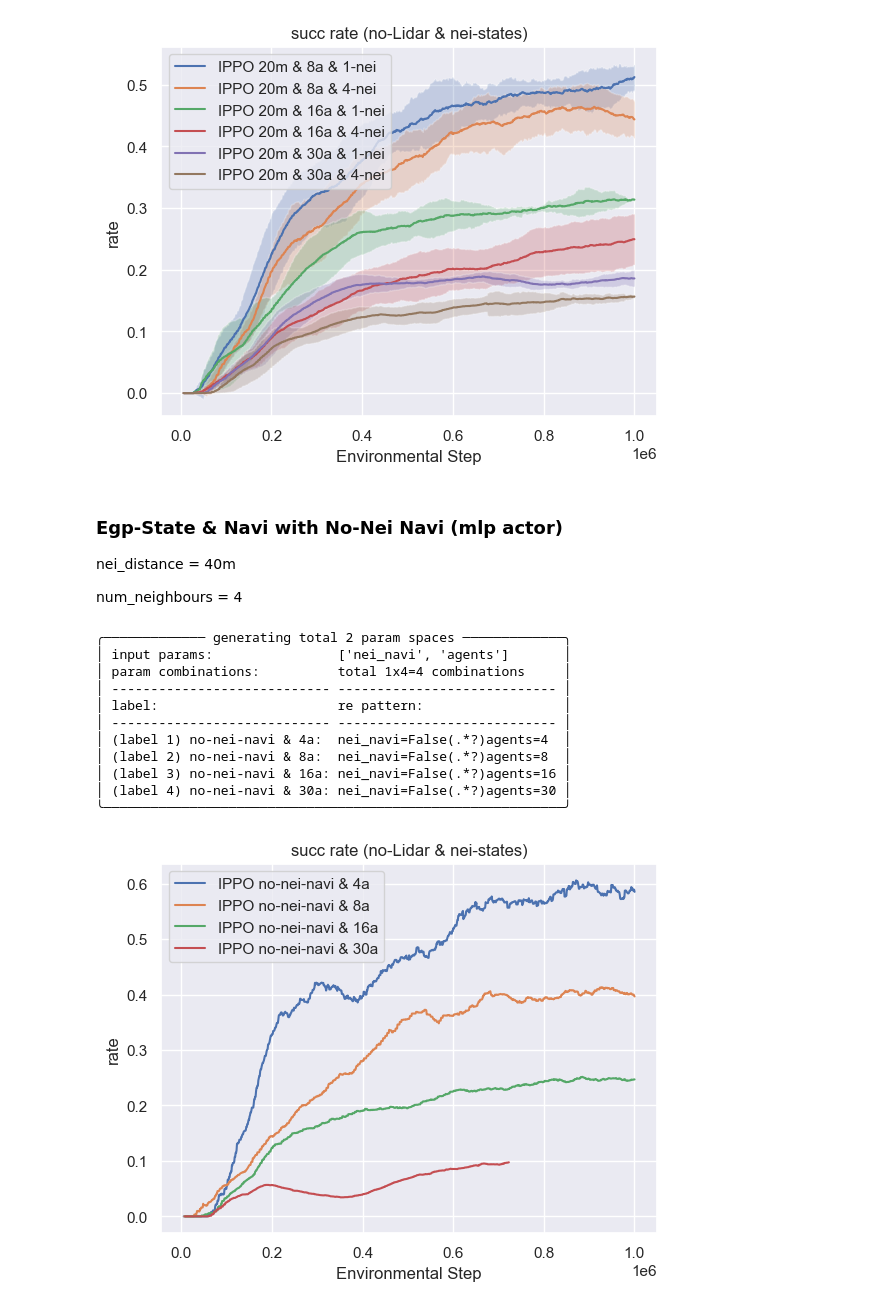
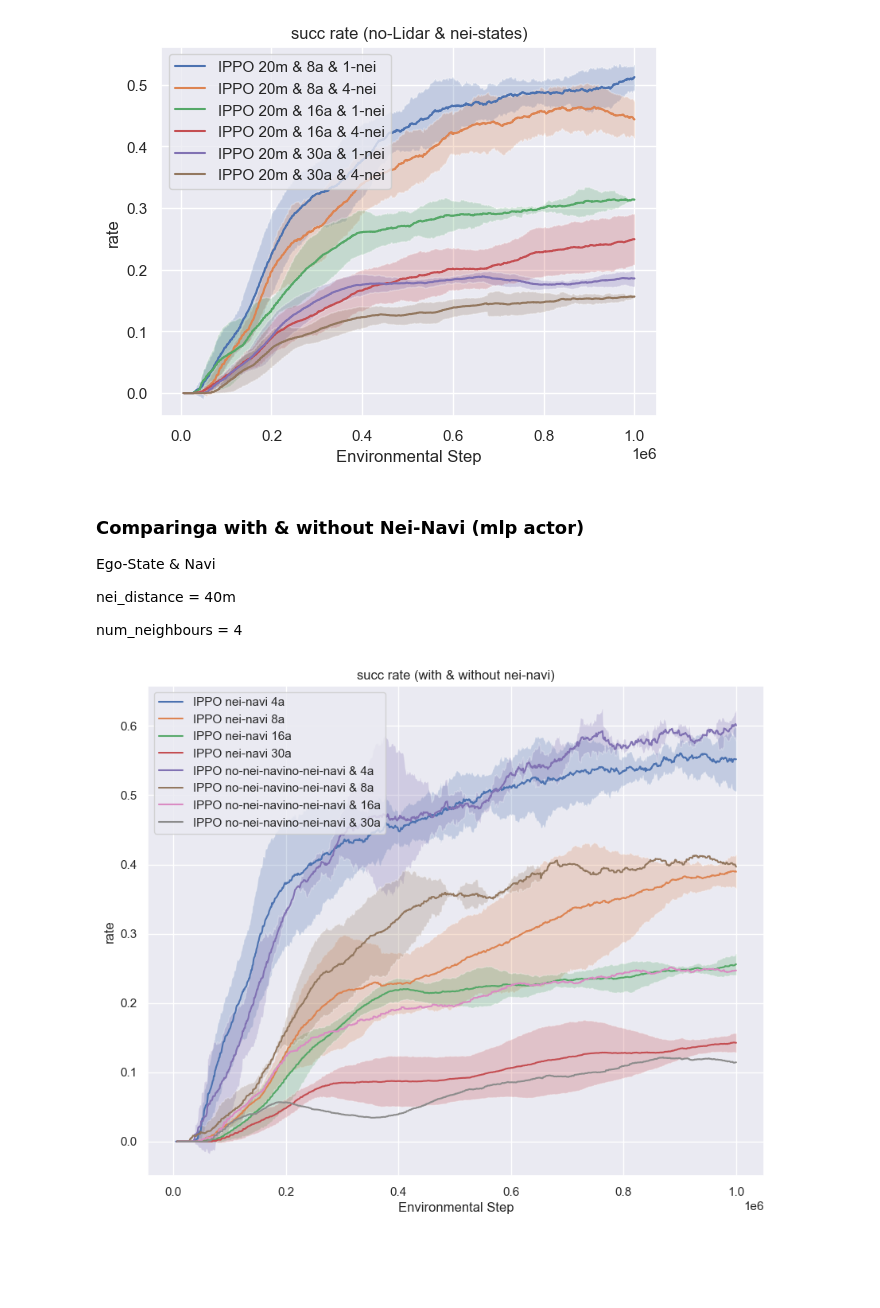
Before and after one commit to jimmydengpeng/MARLPO, a Jupyter notebook: plot.ipynb, the cells around one changed output. Cells and saved outputs as stored; diff of their text form; code cells hidden in the pictures; blank space fills up the shorter version.

```diff
--- a/plot.ipynb
+++ b/plot.ipynb
@@ -521,35 +526,42 @@ for label, pattern in param_pattern_dict.items():
 # %% [output]
 [figure]
 # %% [markdown]
-### Egp-State & Navi with No-Nei Navi (mlp actor)
+### Comparinga with & without Nei-Navi (mlp actor)
+
+Ego-State & Navi
 
 nei_distance = 40m
 
 num_neighbours = 4
 # %%
+plt.figure(figsize=(10, 8))
+
+exp_dir = 'exp_results/IPPO_Inter_4-8-16-30agents_no_lidar'
+param_space = {
+    'agents': [['4a', '8a', '16a', '30a'], ['4', '8', '16', '30']],
+    # 'num_lasers': [['', 'no lidar'], ['72', '0']],
+}
+param_pattern_dict = get_param_patthern(param_space) # {lable -> re pattern}
+col = succ_col
+title = 'succ rate (no-Lidar & nei-states)'
+
+for label, pattern in param_pattern_dict.items():
+    label = 'IPPO nei-navi ' + label
+    plot_one_exp(exp_dir, param_pattern=pattern, col=col, title=title, exp_label=label)
+
+
 exp_dir = 'exp_results/IPPO_Inter_4-8-16-30agents_no-nei-navi'
 param_space = {
     'nei_navi': [['no-nei-navi'], ['False']],
     'agents': [['4a', '8a', '16a', '30a'], ['4', '8', '16', '30']],
 }
-param_pattern_dict = get_param_patthern(param_space,verbose=True) # {lable -> re pattern}
+param_pattern_dict = get_param_patthern(param_space) # {lable -> re pattern}
 
 col = succ_col
-title = 'succ rate (no-Lidar & nei-states)'
+title = 'succ rate (with & without nei-navi)'
 
 for label, pattern in param_pattern_dict.items():
-    label = 'IPPO ' + label
+    label = 'IPPO no-nei-navi' + label
     plot_one_exp(exp_dir, param_pattern=pattern, col=col, title=title, exp_label=label, verbose=False)
 # %% [output]
-╭───────────── generating total 2 param spaces ─────────────╮
-│ input params:                ['nei_navi', 'agents']       │
-│ param combinations:          total 1x4=4 combinations     │
-│ ---------------------------- ---------------------------- │
-│ label:                       re pattern:                  │
-│ ---------------------------- ---------------------------- │
-│ (label 1) no-nei-navi & 4a:  nei_navi=False(.*?)agents=4  │
-│ (label 2) no-nei-navi & 8a:  nei_navi=False(.*?)agents=8  │
-│ (label 3) no-nei-navi & 16a: nei_navi=False(.*?)agents=16 │
-│ (label 4) no-nei-navi & 30a: nei_navi=False(.*?)agents=30 │
-╰───────────────────────────────────────────────────────────╯
-[figure, old version]
+[figure, new version]
```
Also changed, not shown: parts of 1 cell of this notebook.
